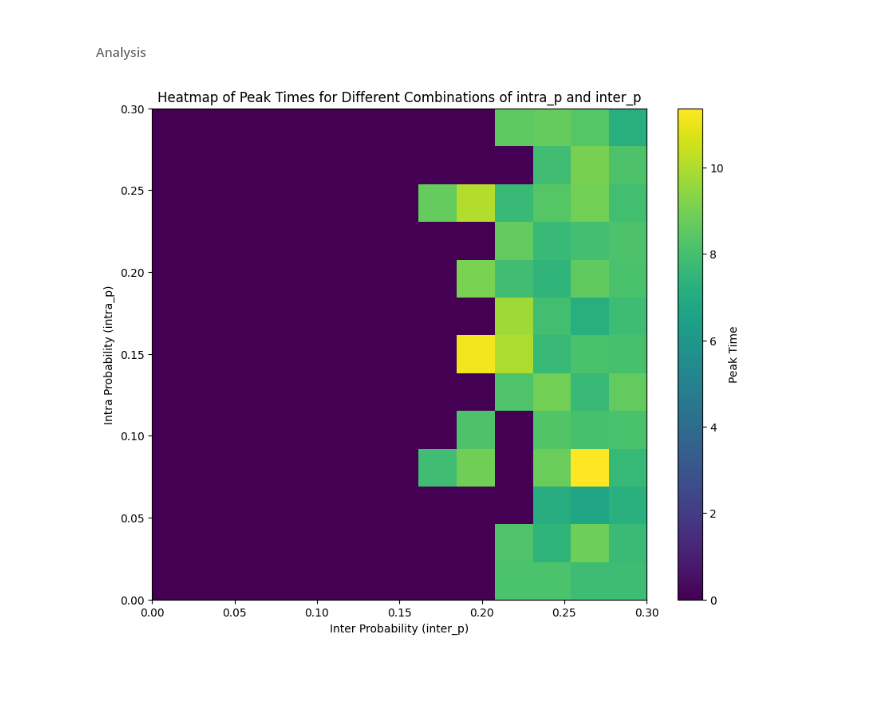
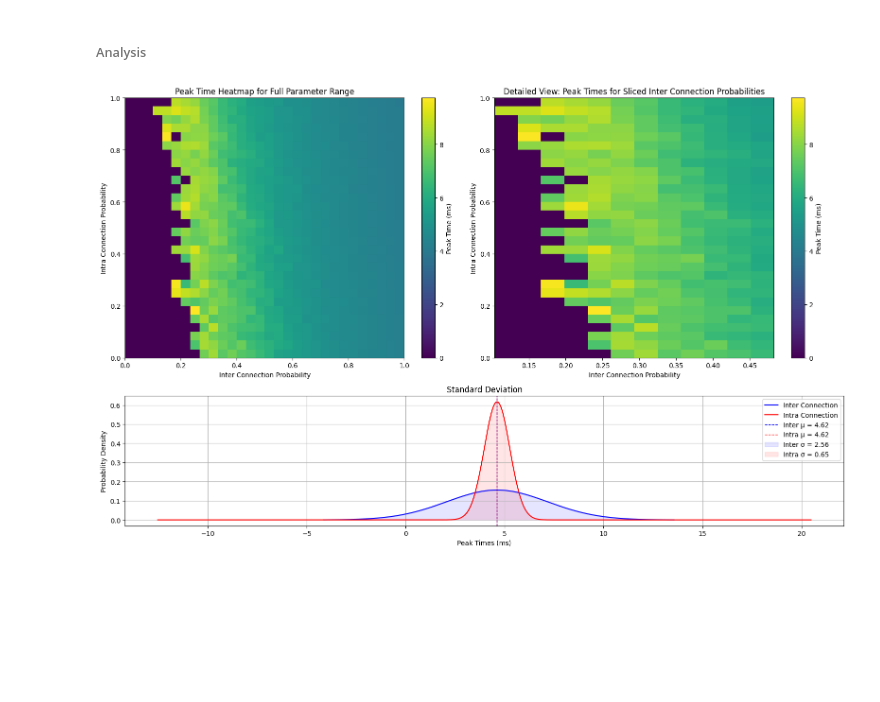
Before and after one commit to ZhuonengBao/Computational-Science-Project, a Jupyter notebook: Project Computational Science.ipynb, the cells around one changed output. Cells and saved outputs as stored; diff of their text form; code cells hidden in the pictures; blank space fills up the shorter version.

Commit message:
Heatmap; Std

```diff
--- a/Project Computational Science.ipynb
+++ b/Project Computational Science.ipynb
@@ -224,11 +224,11 @@ plt.show()
 # ~20 minutes
 n = 10
 step = 0.01
-time = 15
+time = 10
 N_sim = 5
 
 # Ranges for intra_p and inter_p
-ps = np.arange(0, 0.5 + 0.01, 0.01)
+ps = np.linspace(0, 1.0, num=30)
 
 # Function for simulating a single intra_p and inter_p
 def layered_sim(args):
@@ -254,19 +254,76 @@ with Pool(processes=4) as pool:
 # %% [markdown]
 ###### Analysis
 # %%
-# Reshape the results into a 2D array
+import matplotlib.gridspec as gridspec
+
+# Assuming results and ps are already defined
 peak_times = np.array(results).reshape(len(ps), len(ps))
 
-# Heatmap plot
-plt.figure(figsize=(10, 8))
-plt.imshow(peak_times, aspect='auto', cmap='viridis', origin='lower',
-           extent=[ps.min(), ps.max(), ps.min(), ps.max()])
-plt.colorbar(label='Peak Time')
-plt.xlabel('Inter Probability (inter_p)')
-plt.ylabel('Intra Probability (intra_p)')
-plt.title('Heatmap of Peak Times for Different Combinations of intra_p and inter_p')
+# Slicing Range
+start_x = 0.1
+end_x = 0.5
+
+# Find the corresponding indices
+start_idx_x = np.where(ps >= start_x)[0][0]
+end_idx_x = np.where(ps <= end_x)[0][-1]
+peak_times_sliced_x = peak_times[:, start_idx_x:end_idx_x+1]
+ps_sliced_x = ps[start_idx_x:end_idx_x+1]
+
+# Create a figure with gridspec
+fig = plt.figure(figsize=(16, 10))
+gs = gridspec.GridSpec(2, 2, height_ratios=[2, 1], width_ratios=[1, 1])
+
+# First row: two heatmaps
+ax1 = plt.subplot(gs[0, 0])
+im1 = ax1.imshow(peak_times, aspect='auto', cmap='viridis', origin='lower',
+                 extent=[ps.min(), ps.max(), ps.min(), ps.max()])
+ax1.set_title('Peak Time Heatmap for Full Parameter Range')
+ax1.set_xlabel('Inter Connection Probability')
+ax1.set_ylabel('Intra Connection Probability')
+plt.colorbar(im1, ax=ax1, label=r'Peak Time (ms)')
+
+ax2 = plt.subplot(gs[0, 1])
+im2 = ax2.imshow(peak_times_sliced_x, aspect='auto', cmap='viridis', origin='lower',
+                 extent=[ps_sliced_x.min(), ps_sliced_x.max(), ps.min(), ps.max()])
+ax2.set_title('Detailed View: Peak Times for Sliced Inter Connection Probabilities')
+ax2.set_xlabel('Inter Connection Probability')
+ax2.set_ylabel('Intra Connection Probability')
+plt.colorbar(im2, ax=ax2, label=r'Peak Time (ms)')
+
+# Second row: Standard Deviation plot spanning both columns
+ax3 = plt.subplot(gs[1, :])
+
+std_inter = np.std(peak_times, axis=1)  # Standard deviation for inter connection
+std_intra = np.std(peak_times, axis=0)  # Standard deviation for intra connection
+mean_inter = np.mean(peak_times, axis=1)  # Mean for inter connection
+mean_intra = np.mean(peak_times, axis=0)  # Mean for intra connection
+
+x_inter = np.linspace(mean_inter.min() - 3*std_inter.max(), mean_inter.max() + 3*std_inter.max(), 1000)
+x_intra = np.linspace(mean_intra.min() - 3*std_intra.max(), mean_intra.max() + 3*std_intra.max(), 1000)
+
+# Gaussian function
+def gaussian(x, mean, std):
+    return (1 / (std * np.sqrt(2 * np.pi))) * np.exp(-0.5 * ((x - mean) / std) ** 2)
+
+# Calculate y-values for the bell curves
+y_inter = gaussian(x_inter, mean_inter.mean(), std_inter.mean())
+y_intra = gaussian(x_intra, mean_intra.mean(), std_intra.mean())
+
+# Plot
+ax3.plot(x_inter, y_inter, color='blue', label='Inter Connection')
+ax3.plot(x_intra, y_intra, color='red', label='Intra Connection')
+ax3.axvline(mean_inter.mean(), color='blue', linestyle='dashed', linewidth=1, label=f'Inter μ = {mean_inter.mean():.2f}')
+ax3.axvline(mean_intra.mean(), color='red', linestyle='dashed', linewidth=1, label=f'Intra μ = {mean_intra.mean():.2f}')
+ax3.fill_between(x_inter, y_inter, color='blue', alpha=0.1, label=f'Inter σ = {std_inter.mean():.2f}')
+ax3.fill_between(x_intra, y_intra, color='red', alpha=0.1, label=f'Intra σ = {std_intra.mean():.2f}')
+ax3.set_xlabel('Peak Times (ms)')
+ax3.set_ylabel('Probability Density')
+ax3.set_title('Standard Deviation')
+ax3.legend()
+ax3.grid(True)
+plt.tight_layout()
 plt.show()
 # %% [output]
-[figure, old version]
+[figure, new version]
 # %% [markdown]
 ##
```
Also changed, not shown: parts of 4 cells of this notebook.
